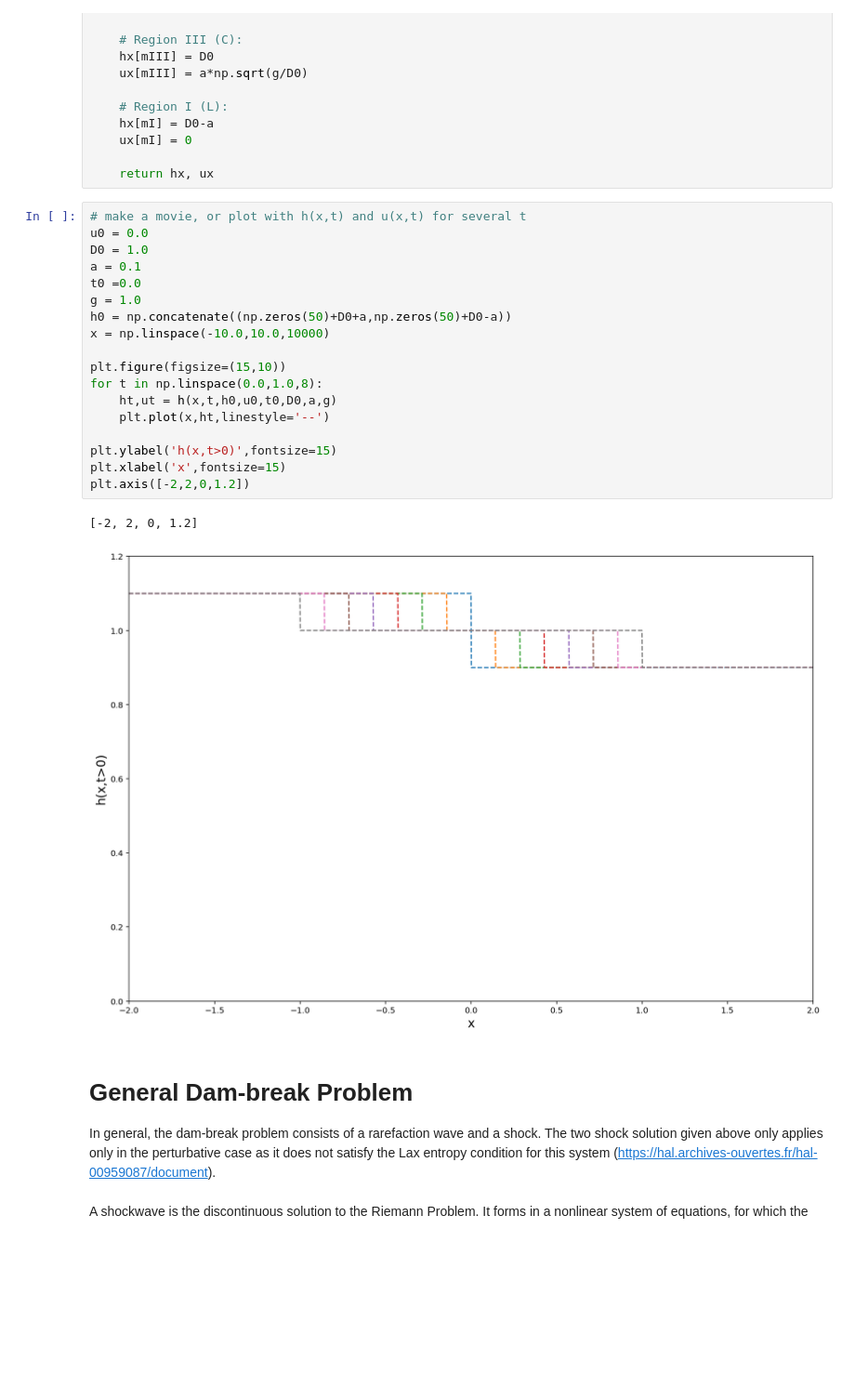
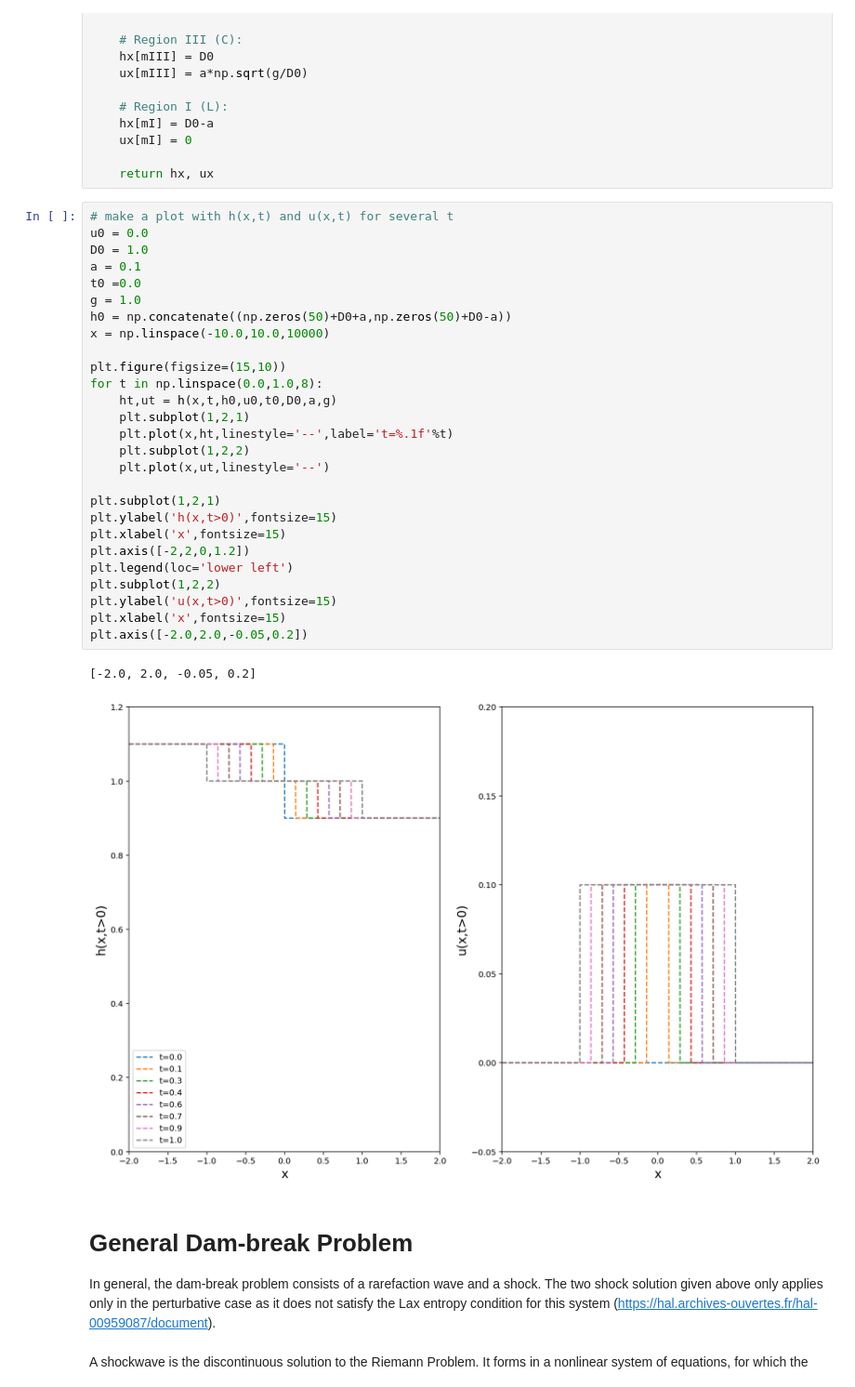
Before and after one commit to blacy/BriannaErinSeminar, a Jupyter notebook: seminar_final.ipynb, the cells around one changed output. Shown: that part at 93% size. Drawn from its saved outputs; the diff is of its cells as text; blank space fills up the shorter version.

Commit message:
fixed linear dam figure 4

```diff
--- a/seminar_final.ipynb
+++ b/seminar_final.ipynb
@@ -178,26 +178,35 @@ def h(x,t,h0,u0,t0,D0,a,g):
 
     return hx, ux
 # %%
-# make a movie, or plot with h(x,t) and u(x,t) for several t
+# make a plot with h(x,t) and u(x,t) for several t
 u0 = 0.0
 D0 = 1.0
 a = 0.1
 t0 =0.0
 g = 1.0
 h0 = np.concatenate((np.zeros(50)+D0+a,np.zeros(50)+D0-a))
 x = np.linspace(-10.0,10.0,10000)
 
 plt.figure(figsize=(15,10))
 for t in np.linspace(0.0,1.0,8):
     ht,ut = h(x,t,h0,u0,t0,D0,a,g)
-    plt.plot(x,ht,linestyle='--')
+    plt.subplot(1,2,1)
+    plt.plot(x,ht,linestyle='--',label='t=%.1f'%t)
+    plt.subplot(1,2,2)
+    plt.plot(x,ut,linestyle='--')
 
+plt.subplot(1,2,1)
 plt.ylabel('h(x,t>0)',fontsize=15)
 plt.xlabel('x',fontsize=15)
 plt.axis([-2,2,0,1.2])
+plt.legend(loc='lower left')
+plt.subplot(1,2,2)
+plt.ylabel('u(x,t>0)',fontsize=15)
+plt.xlabel('x',fontsize=15)
+plt.axis([-2.0,2.0,-0.05,0.2])
 # %% [output]
-[-2, 2, 0, 1.2]
+[-2.0, 2.0, -0.05, 0.2]
-[figure, old version]
+[figure, new version]
 # %% [markdown]
 # General Dam-break Problem
 In general, the dam-break problem consists of a rarefaction wave and a shock. The two shock solution given above only applies only in the perturbative case as it does not satisfy the Lax entropy condition for this system (https://hal.archives-ouvertes.fr/hal-00959087/document).
```
Also changed, not shown: parts of 1 cell of this notebook.
